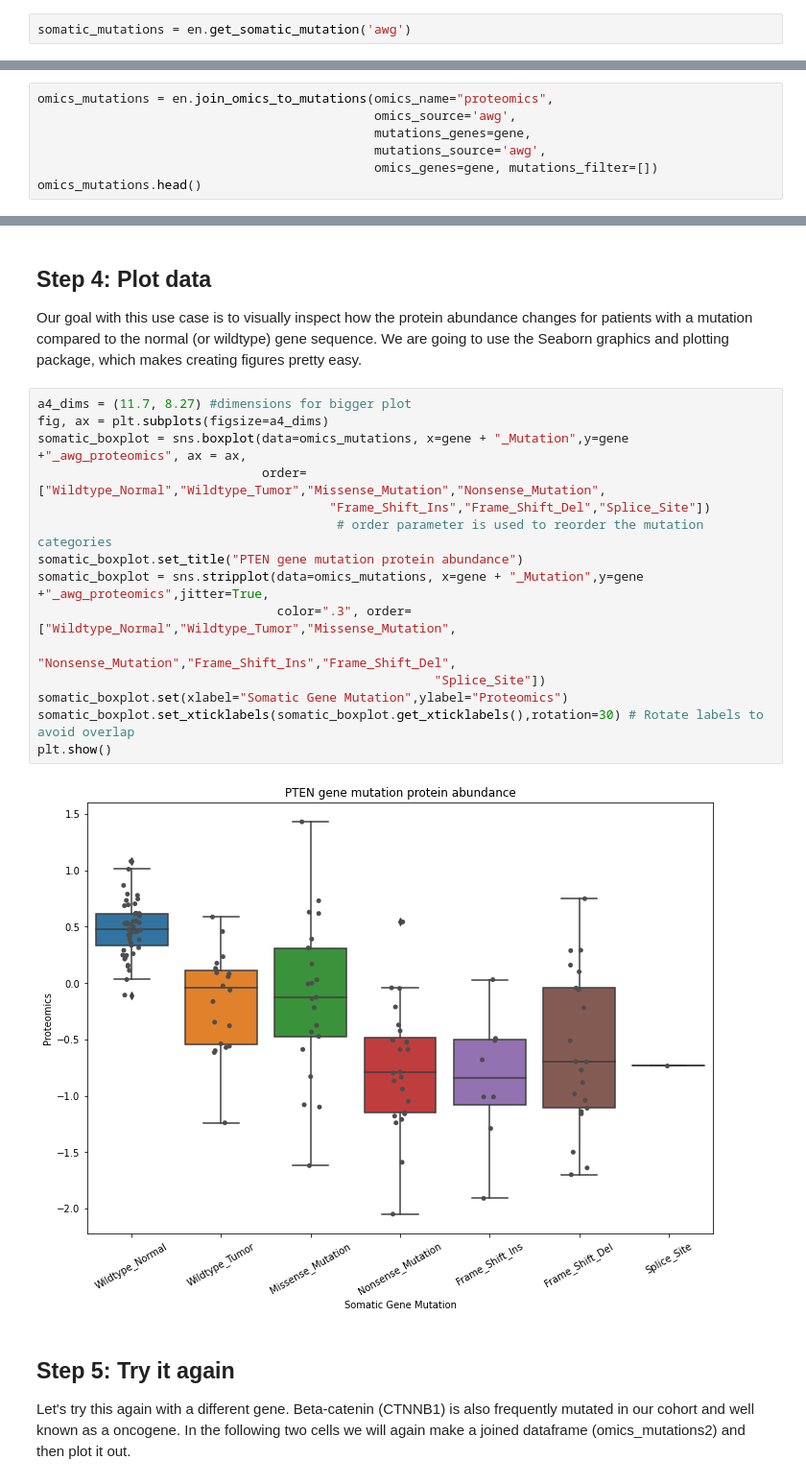
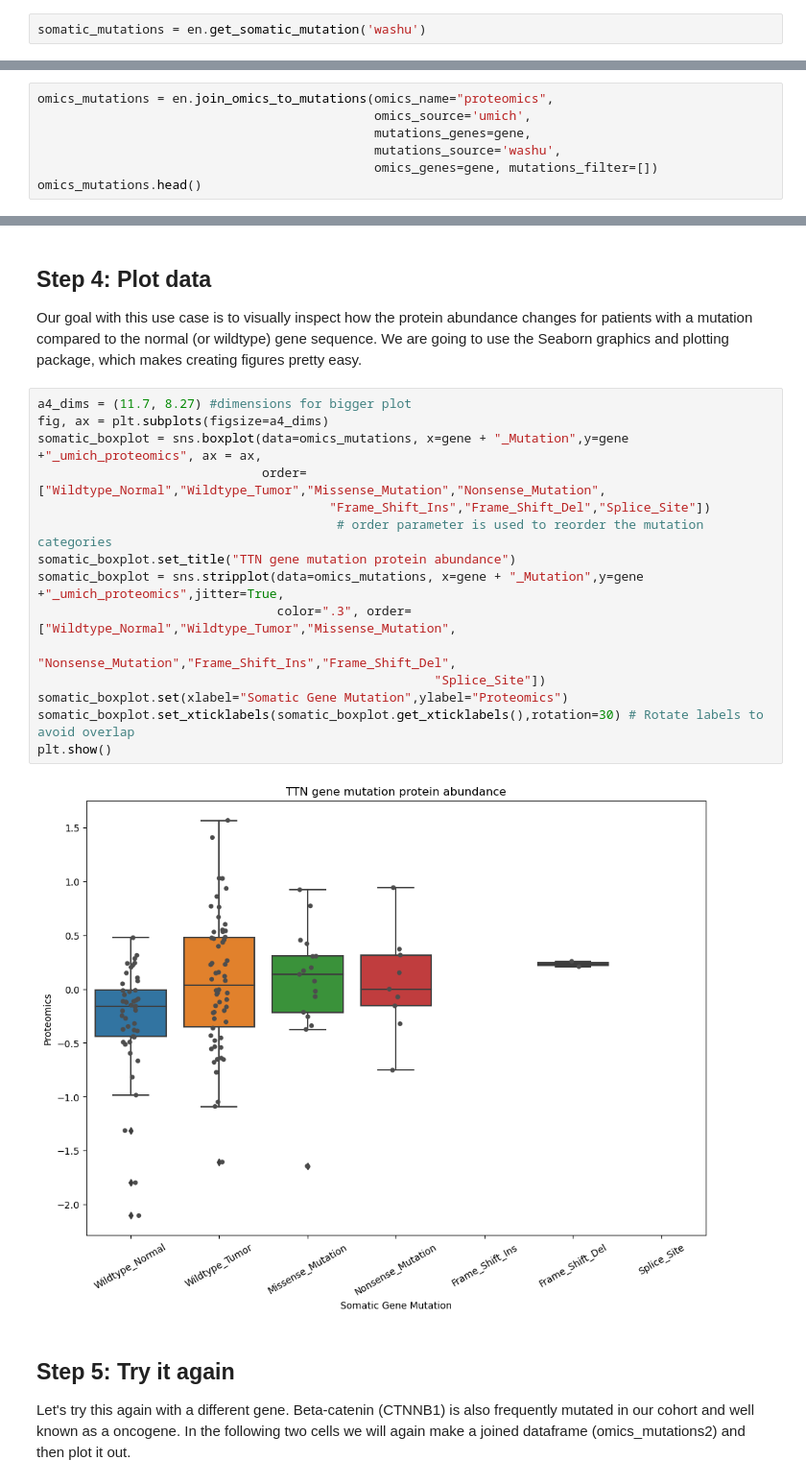
Before and after one commit to PayneLab/cptac, a Jupyter notebook: notebooks/usecase04_mutations_and_omics.ipynb, the cells around one changed output, grey strips where cells are left out. Shown at 96% size. Cells and saved outputs as stored; diff of their text form.

```diff
--- a/notebooks/usecase04_mutations_and_omics.ipynb
+++ b/notebooks/usecase04_mutations_and_omics.ipynb
@@ -20,5 +20,5 @@ en = cptac.Ucec()
 
 To begin, we first have to grab the data. We retrieve somatic gene mutations using the `en.get_somatic_mutation()` function. This function returns a pandas dataframe containing the data.
 # %%
-somatic_mutations = en.get_somatic_mutation('awg')
+somatic_mutations = en.get_somatic_mutation('washu')
 # %% [markdown]
@@ -36,9 +36,9 @@ The data we're interested in for PTEN currently exists in two different datafram
 NOTE: The mutation status data comes from a [MAF file](http://www.bx.psu.edu/~dcking/man/maf.xhtml). It is important to understand that this only describes mutated sequences, and therefore is silent about wildtype alleles. Therefore "Wildtype" as returned by this function, is an imputed value when either of two conditions is met: First, for tumors that do not have mutations listed in the MAF file; and second, all non-tumor samples.
 # %%
 omics_mutations = en.join_omics_to_mutations(omics_name="proteomics",
-                                             omics_source='awg',
+                                             omics_source='umich',
                                              mutations_genes=gene,
-                                             mutations_source='awg',
+                                             mutations_source='washu',
                                              omics_genes=gene, mutations_filter=[])
 omics_mutations.head()
 # %% [output]
@@ -57,20 +57,20 @@ Our goal with this use case is to visually inspect how the protein abundance cha
 # %%
 a4_dims = (11.7, 8.27) #dimensions for bigger plot
 fig, ax = plt.subplots(figsize=a4_dims)
-somatic_boxplot = sns.boxplot(data=omics_mutations, x=gene + "_Mutation",y=gene +"_awg_proteomics", ax = ax,
+somatic_boxplot = sns.boxplot(data=omics_mutations, x=gene + "_Mutation",y=gene +"_umich_proteomics", ax = ax,
                               order=["Wildtype_Normal","Wildtype_Tumor","Missense_Mutation","Nonsense_Mutation",
                                        "Frame_Shift_Ins","Frame_Shift_Del","Splice_Site"])
                                         # order parameter is used to reorder the mutation categories
-somatic_boxplot.set_title("PTEN gene mutation protein abundance")
-somatic_boxplot = sns.stripplot(data=omics_mutations, x=gene + "_Mutation",y=gene +"_awg_proteomics",jitter=True,
+somatic_boxplot.set_title("TTN gene mutation protein abundance")
+somatic_boxplot = sns.stripplot(data=omics_mutations, x=gene + "_Mutation",y=gene +"_umich_proteomics",jitter=True,
                                 color=".3", order=["Wildtype_Normal","Wildtype_Tumor","Missense_Mutation",
                                                      "Nonsense_Mutation","Frame_Shift_Ins","Frame_Shift_Del",
                                                      "Splice_Site"])
 somatic_boxplot.set(xlabel="Somatic Gene Mutation",ylabel="Proteomics")
 somatic_boxplot.set_xticklabels(somatic_boxplot.get_xticklabels(),rotation=30) # Rotate labels to avoid overlap
 plt.show()
 # %% [output]
-[figure, old version]
+[figure, new version]
 # %% [markdown]
 ## Step 5: Try it again
 
```
Also changed, not shown: parts of 7 cells of this notebook, 3 other files.
